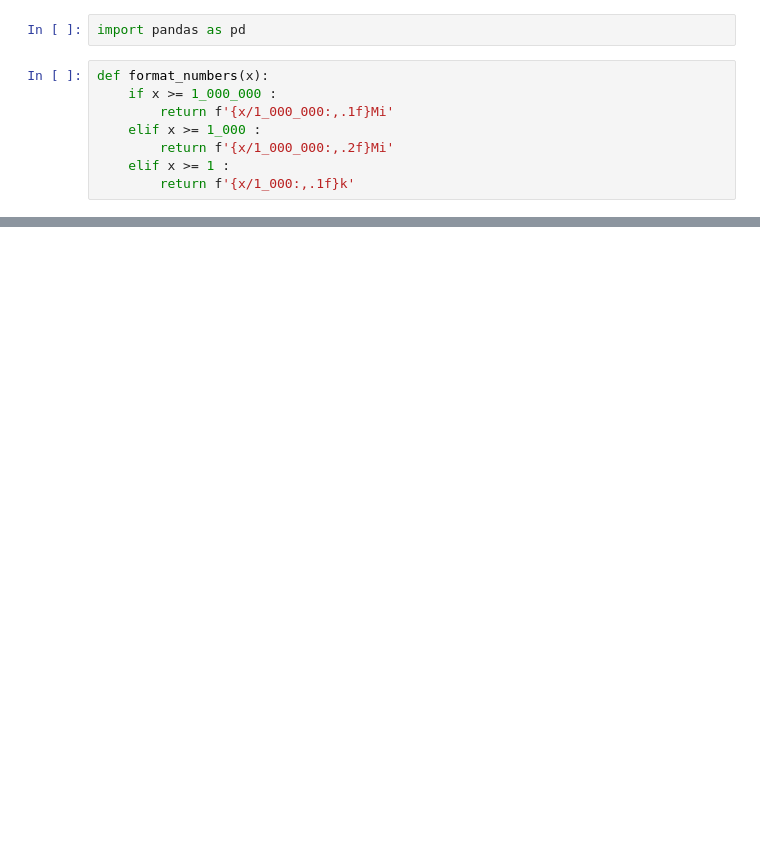
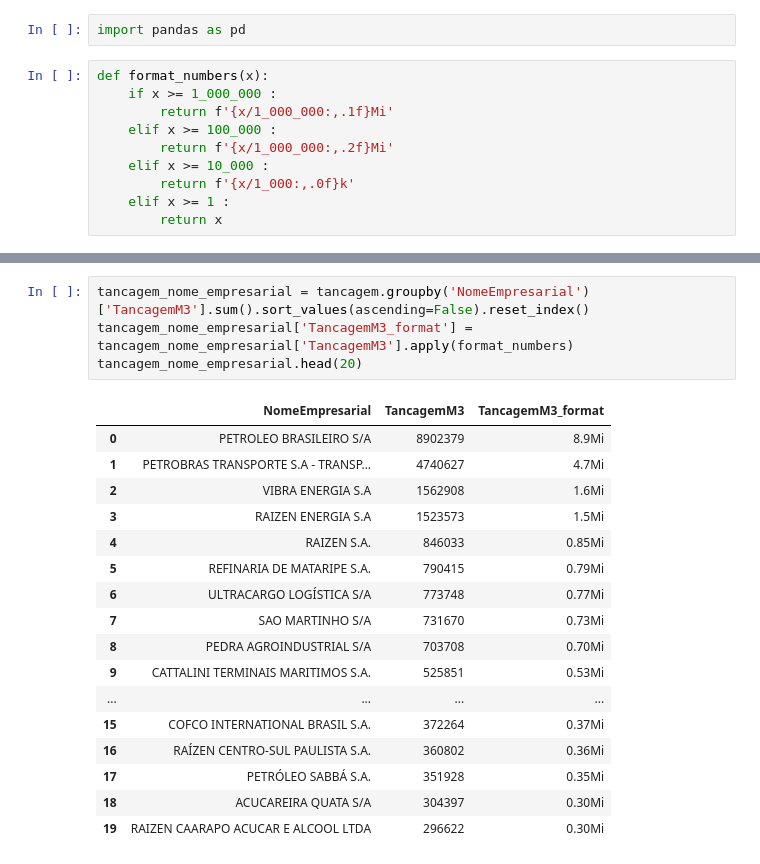
Before and after one commit to mozartmariz/S-D, a Jupyter notebook: tancagem.ipynb, the cells around one changed output, grey strips where cells are left out. Cells and saved outputs as stored; diff of their text form; blank space fills up the shorter version.

```diff
--- a/tancagem.ipynb
+++ b/tancagem.ipynb
@@ -4,9 +4,11 @@ import pandas as pd
 def format_numbers(x):
     if x >= 1_000_000 :
         return f'{x/1_000_000:,.1f}Mi'
-    elif x >= 1_000 :
+    elif x >= 100_000 :
         return f'{x/1_000_000:,.2f}Mi'
+    elif x >= 10_000 :
+        return f'{x/1_000:,.0f}k'
     elif x >= 1 :
-        return f'{x/1_000:,.1f}k'
+        return x
 # %%
 file = 'tancagem_abastecimento_nacional.csv'
@@ -37,0 +108,22 @@ tancagem.groupby('GrupoDeProdutos')['TancagemM3'].sum().apply(format_numbers).re
+# %%
+tancagem_nome_empresarial = tancagem.groupby('NomeEmpresarial')['TancagemM3'].sum().sort_values(ascending=False).reset_index()
+tancagem_nome_empresarial['TancagemM3_format'] = tancagem_nome_empresarial['TancagemM3'].apply(format_numbers)
+tancagem_nome_empresarial.head(20)
+# %% [output]
+|  | NomeEmpresarial | TancagemM3 | TancagemM3_format |
+| 0 | PETROLEO BRASILEIRO S/A | 8902379 | 8.9Mi |
+| 1 | PETROBRAS TRANSPORTE S.A - TRANSP... | 4740627 | 4.7Mi |
+| 2 | VIBRA ENERGIA S.A | 1562908 | 1.6Mi |
+| 3 | RAIZEN ENERGIA S.A | 1523573 | 1.5Mi |
+| 4 | RAIZEN S.A. | 846033 | 0.85Mi |
+| 5 | REFINARIA DE MATARIPE S.A. | 790415 | 0.79Mi |
+| 6 | ULTRACARGO LOGÍSTICA S/A | 773748 | 0.77Mi |
+| 7 | SAO MARTINHO S/A | 731670 | 0.73Mi |
+| 8 | PEDRA AGROINDUSTRIAL S/A | 703708 | 0.70Mi |
+| 9 | CATTALINI TERMINAIS MARITIMOS S.A. | 525851 | 0.53Mi |
+| ... | ... | ... | ... |
+| 15 | COFCO INTERNATIONAL BRASIL S.A. | 372264 | 0.37Mi |
+| 16 | RAÍZEN CENTRO-SUL PAULISTA S.A. | 360802 | 0.36Mi |
+| 17 | PETRÓLEO SABBÁ S.A. | 351928 | 0.35Mi |
+| 18 | ACUCAREIRA QUATA S/A | 304397 | 0.30Mi |
+| 19 | RAIZEN CAARAPO ACUCAR E ALCOOL LTDA | 296622 | 0.30Mi |
```
Also changed, not shown: parts of 6 cells of this notebook, 4 other files.
